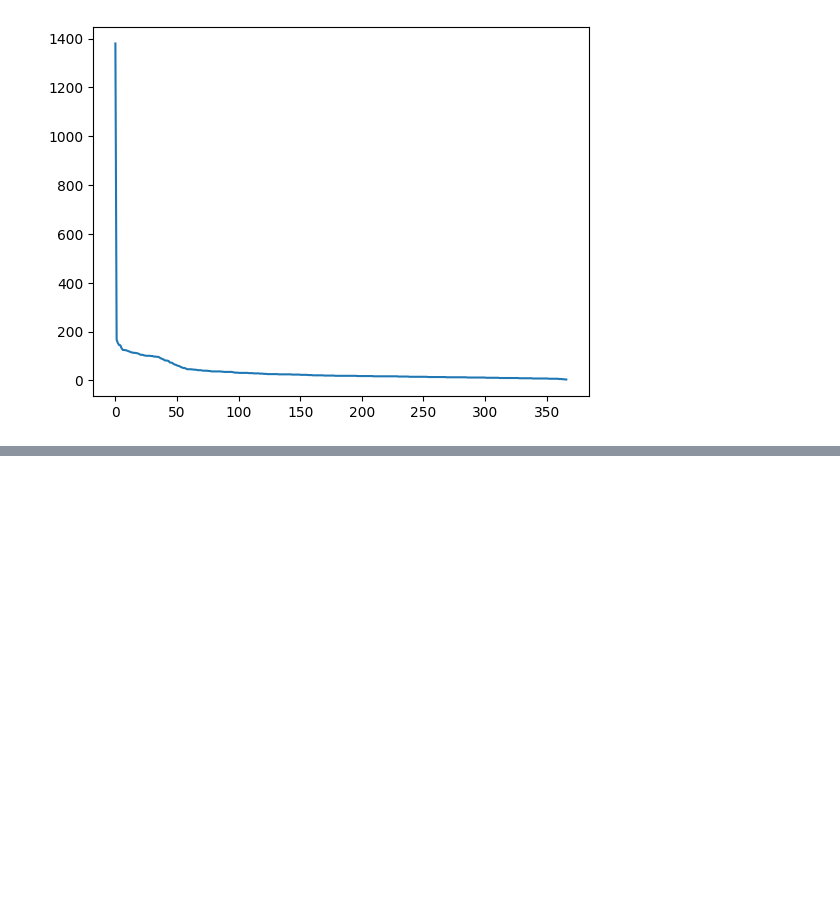
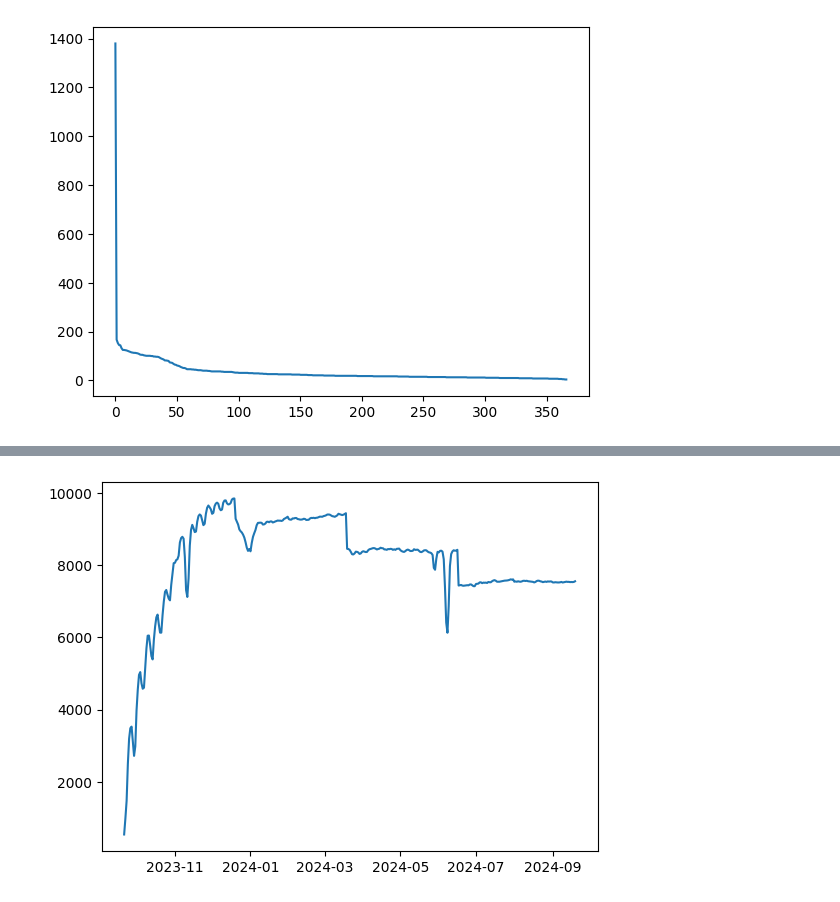
Before and after one commit to nickkatsios/airbnb-athens-analysis, a Jupyter notebook: airbnb_athens_analysis/assignment.ipynb, the cells around one changed output, grey strips where cells are left out. Drawn from its saved outputs; the diff is of its cells as text; code cells hidden in the pictures; blank space fills up the shorter version.

Commit message:
Fix on availability graph

```diff
--- a/airbnb_athens_analysis/assignment.ipynb
+++ b/airbnb_athens_analysis/assignment.ipynb
@@ -81,3 +81,8 @@ y = listings['availability_365'].value_counts()
 _ = plt.plot(x,y)
 # %% [output]
 [figure]
+# %%
+calendar = pd.read_csv('../data/calendar.csv')
+calendar.columns
+calendar.shape
+calendar.head()
@@ -83,0 +96,8 @@ _ = plt.plot(x,y)
+# %%
+# Create a plot with the number of listings available per day, on the y axis, and the date, on the x axis.
+# calendar['date'] = pd.to_datetime(calendar['date'])
+x = calendar['date'].unique()
+y = calendar[calendar['available'] == 't'].groupby('date').size()
+_ = plt.plot(x,y)
+# %% [output]
+[figure, added]
```
Also changed, not shown: parts of 1 cell of this notebook.
